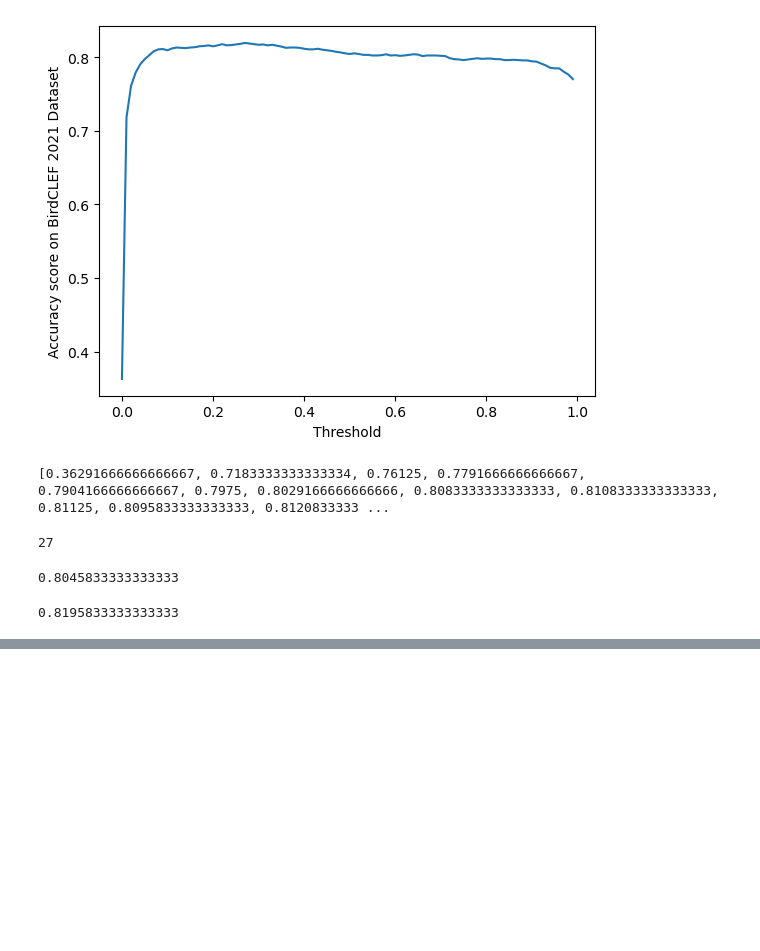
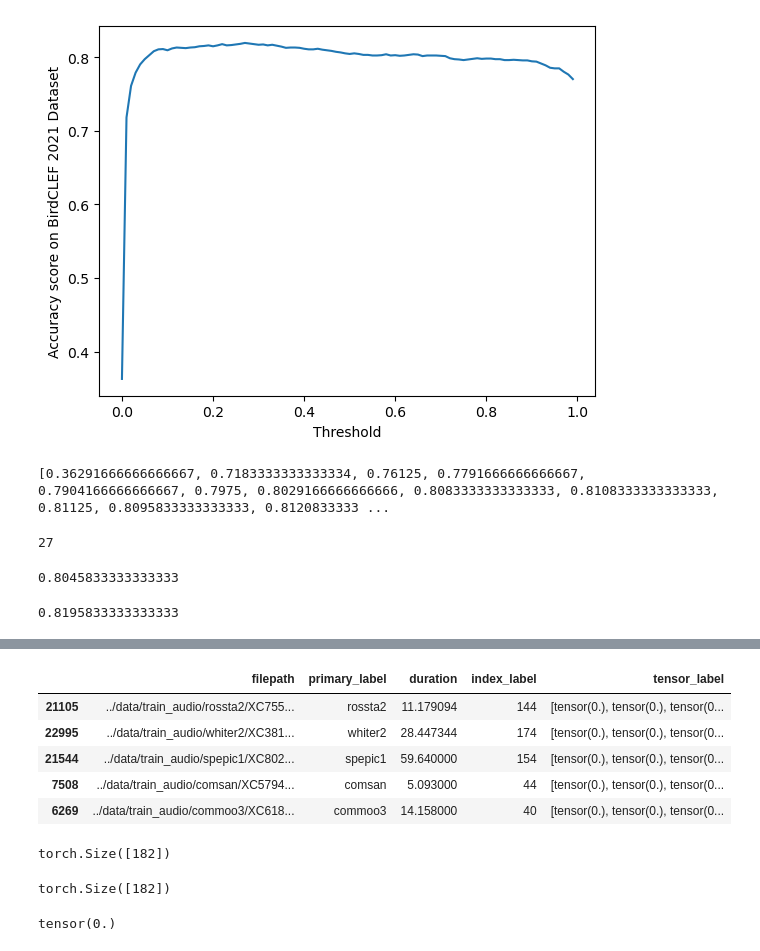
Before and after one commit to AmziJeffs/Erdos_birdCLEF, a Jupyter notebook: all scripts/Ashwin-Trial.ipynb, the cells around one changed output, grey strips where cells are left out. Saved outputs shown, nothing was run; the diff lists cells and outputs as text; code cells hidden in the pictures; blank space fills up the shorter version.

```diff
--- a/all scripts/Ashwin-Trial.ipynb
+++ b/all scripts/Ashwin-Trial.ipynb
@@ -368,0 +413,22 @@ acc_scores[27]
+# %%
+data.head()
+# %% [output]
+|  | filepath | primary_label | duration | index_label | tensor_label |
+| 21105 | ../data/train_audio/rossta2/XC755... | rossta2 | 11.179094 | 144 | [tensor(0.), tensor(0.), tensor(0... |
+| 22995 | ../data/train_audio/whiter2/XC381... | whiter2 | 28.447344 | 174 | [tensor(0.), tensor(0.), tensor(0... |
+| 21544 | ../data/train_audio/spepic1/XC802... | spepic1 | 59.640000 | 154 | [tensor(0.), tensor(0.), tensor(0... |
+| 7508 | ../data/train_audio/comsan/XC5794... | comsan | 5.093000 | 44 | [tensor(0.), tensor(0.), tensor(0... |
+| 6269 | ../data/train_audio/commoo3/XC618... | commoo3 | 14.158000 | 40 | [tensor(0.), tensor(0.), tensor(0... |
+# %%
+data.loc[21105, 'tensor_label'].shape
+# %% [output]
+torch.Size([182])
+# %%
+zeros = torch.zeros(182)
+zeros.shape
+# %% [output]
+torch.Size([182])
+# %%
+zeros.sum()
+# %% [output]
+tensor(0.)
```
Also changed, not shown: parts of 27 cells of this notebook, 2 other files.
